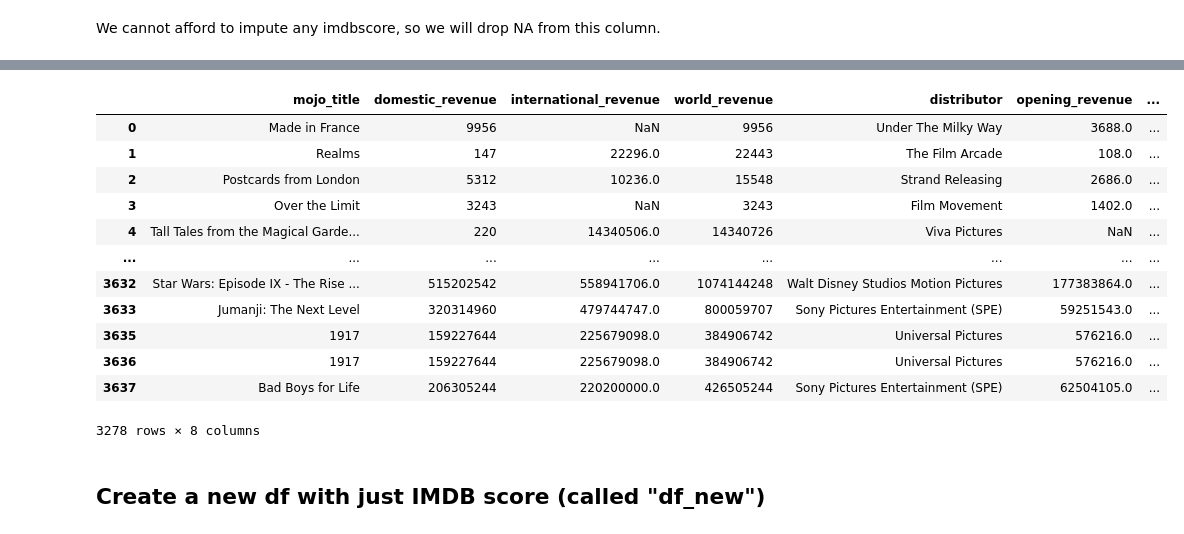
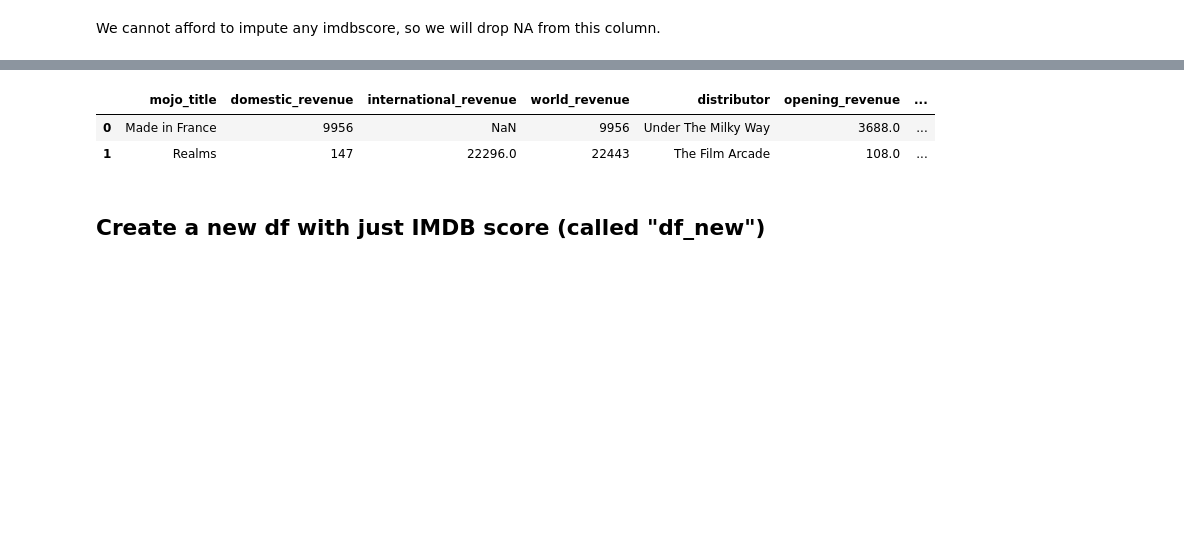
Before and after one commit to yi-ye-zhi-qiu/liamometer, a Jupyter notebook: analysis.ipynb, the cells around one changed output, grey strips where cells are left out. Cells and saved outputs as stored; diff of their text form; code cells hidden in the pictures; blank space fills up the shorter version.

```diff
--- a/analysis.ipynb
+++ b/analysis.ipynb
@@ -212,21 +212,11 @@ df['opening_revenue'] = df['opening_revenue'].str.replace(',', '')
 df['opening_revenue'] = df['opening_revenue'].str.replace('$', '')
 df['opening_revenue'] = pd.to_numeric(df['opening_revenue'])
 # %%
-df
+df.head(2)
 # %% [output]
 |  | mojo_title | domestic_revenue | international_revenue | world_revenue | distributor | opening_revenue | ... |
 | 0 | Made in France | 9956 | NaN | 9956 | Under The Milky Way | 3688.0 | ... |
 | 1 | Realms | 147 | 22296.0 | 22443 | The Film Arcade | 108.0 | ... |
-| 2 | Postcards from London | 5312 | 10236.0 | 15548 | Strand Releasing | 2686.0 | ... |
-| 3 | Over the Limit | 3243 | NaN | 3243 | Film Movement | 1402.0 | ... |
-| 4 | Tall Tales from the Magical Garde... | 220 | 14340506.0 | 14340726 | Viva Pictures | NaN | ... |
-| ... | ... | ... | ... | ... | ... | ... | ... |
-| 3632 | Star Wars: Episode IX - The Rise ... | 515202542 | 558941706.0 | 1074144248 | Walt Disney Studios Motion Pictures | 177383864.0 | ... |
-| 3633 | Jumanji: The Next Level | 320314960 | 479744747.0 | 800059707 | Sony Pictures Entertainment (SPE) | 59251543.0 | ... |
-| 3635 | 1917 | 159227644 | 225679098.0 | 384906742 | Universal Pictures | 576216.0 | ... |
-| 3636 | 1917 | 159227644 | 225679098.0 | 384906742 | Universal Pictures | 576216.0 | ... |
-| 3637 | Bad Boys for Life | 206305244 | 220200000.0 | 426505244 | Sony Pictures Entertainment (SPE) | 62504105.0 | ... |
-3278 rows × 8 columns
 # %% [markdown]
 ## Create a new df with just IMDB score (called "df_new")
 # %%
```
Also changed, not shown: parts of 18 cells of this notebook, 1 other file.
